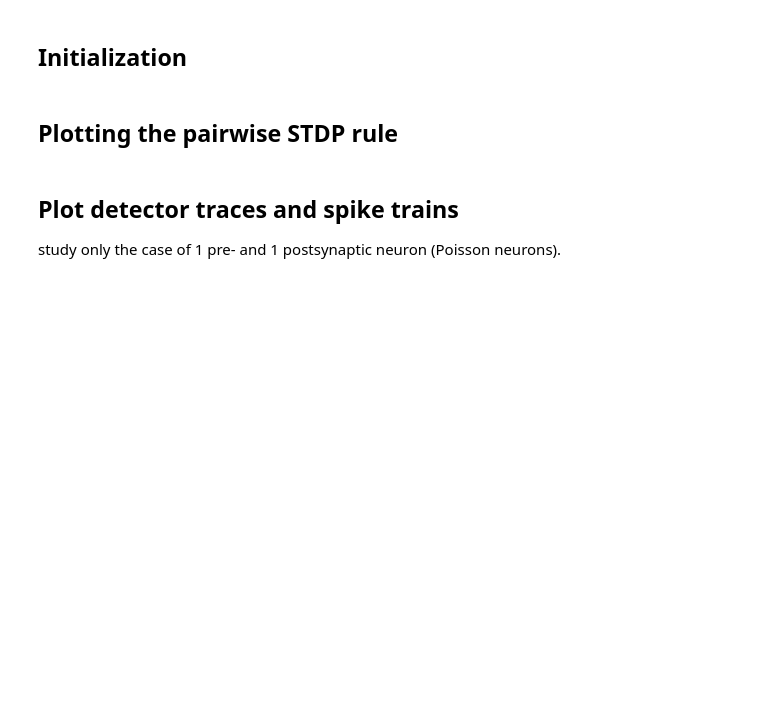
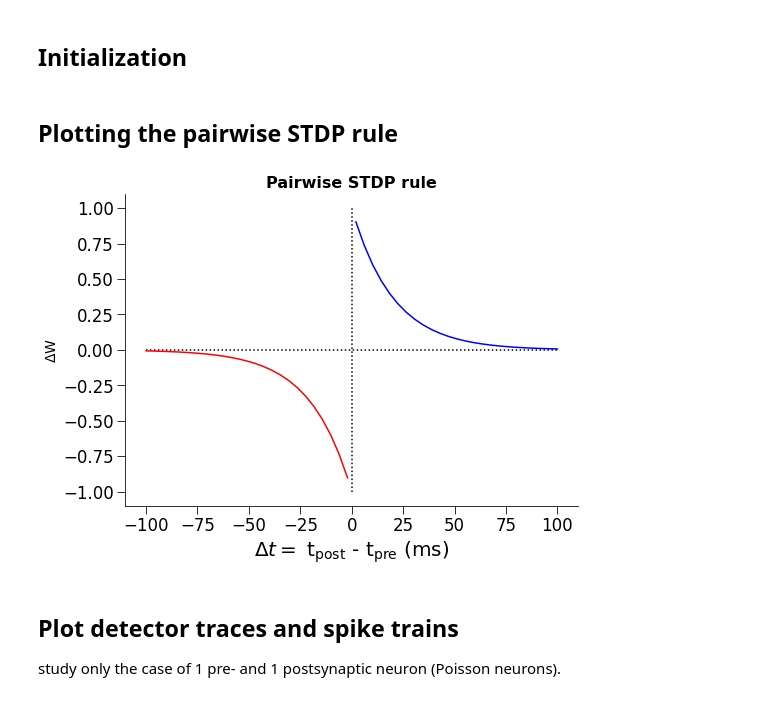
Before and after one commit to comp-neural-circuits/plasticity-workshop, a Jupyter notebook: stdp.ipynb, the cells around one changed output. Saved outputs shown, nothing was run; the diff lists cells and outputs as text; code cells hidden in the pictures; blank space fills up the shorter version.

```diff
--- a/stdp.ipynb
+++ b/stdp.ipynb
@@ -15,7 +15,7 @@ plt.style.use("https://github.com/comp-neural-circuits/plasticity-workshop/raw/d
 # %% [markdown]
 ## Plotting the pairwise STDP rule
 # %%
-def mySTDP_plot(A_plus, A_minus, tau_plus, tau_minus, Delta_t, dW):
+def pairSTDP_plot(A_plus, A_minus, tau_plus, tau_minus, Delta_t, dW):
 
   '''
   Generates a plot for the pairwise STDP rule
@@ -37,7 +37,7 @@ def mySTDP_plot(A_plus, A_minus, tau_plus, tau_minus, Delta_t, dW):
 
   plt.xlabel(r'$\Delta t=$ t$_{\mathrm{post}}$ - t$_{\mathrm{pre}}$ (ms)')
   plt.ylabel(r'$\Delta $W', fontsize=14)
-  plt.title('Pairwise STDP rule', fontsize=12, fontweight='bold')
+  plt.title('Pairwise STDP rule', fontsize=16, fontweight='bold')
   plt.show()
 # %%
 def Delta_W_pairSTDP(A_plus, A_minus, tau_plus, tau_minus, Delta_t):
@@ -62,18 +62,20 @@ def Delta_W_pairSTDP(A_plus, A_minus, tau_plus, tau_minus, Delta_t):
 # %%
 '''
 Main
 '''
 # define the STDP rule parameters
 A_plus = 1
 A_minus = 1
 tau_plus = 20  #[ms]
-tau_minus = 10 #[ms]
+tau_minus = 20 #[ms]
 
 Delta_t = np.linspace(-5 * tau_minus, 5 * tau_plus, 50)
 
 dW = Delta_W_pairSTDP(A_plus, A_minus, tau_plus, tau_minus, Delta_t)
 
-mySTDP_plot(A_plus, A_minus, tau_plus, tau_minus, Delta_t, dW)
+pairSTDP_plot(A_plus, A_minus, tau_plus, tau_minus, Delta_t, dW)
+# %% [output]
+[figure, added]
 # %% [markdown]
 ## Plot detector traces and spike trains
 study only the case of 1 pre- and 1 postsynaptic neuron (Poisson neurons).
```
Also changed, not shown: parts of 4 cells of this notebook.
